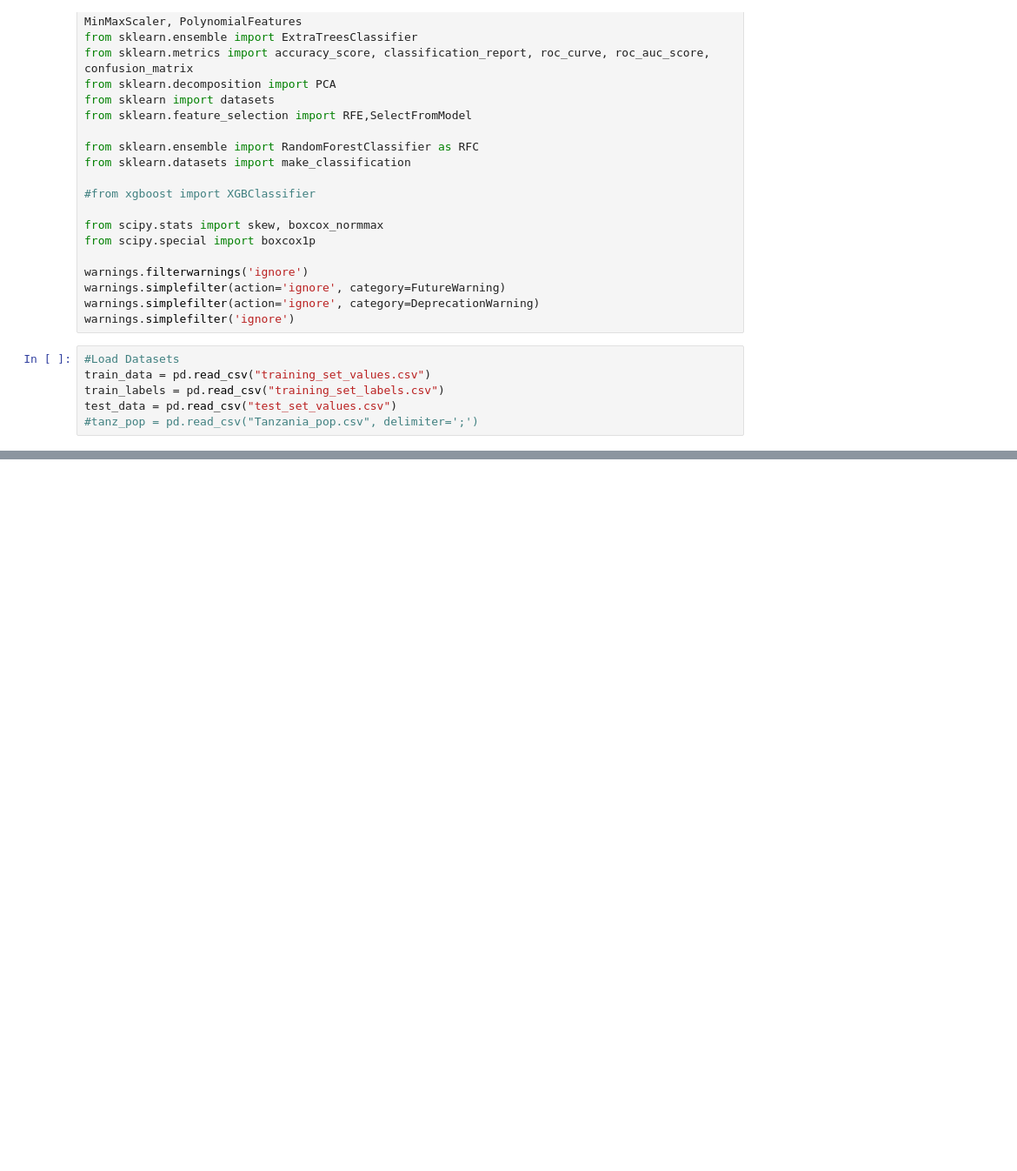
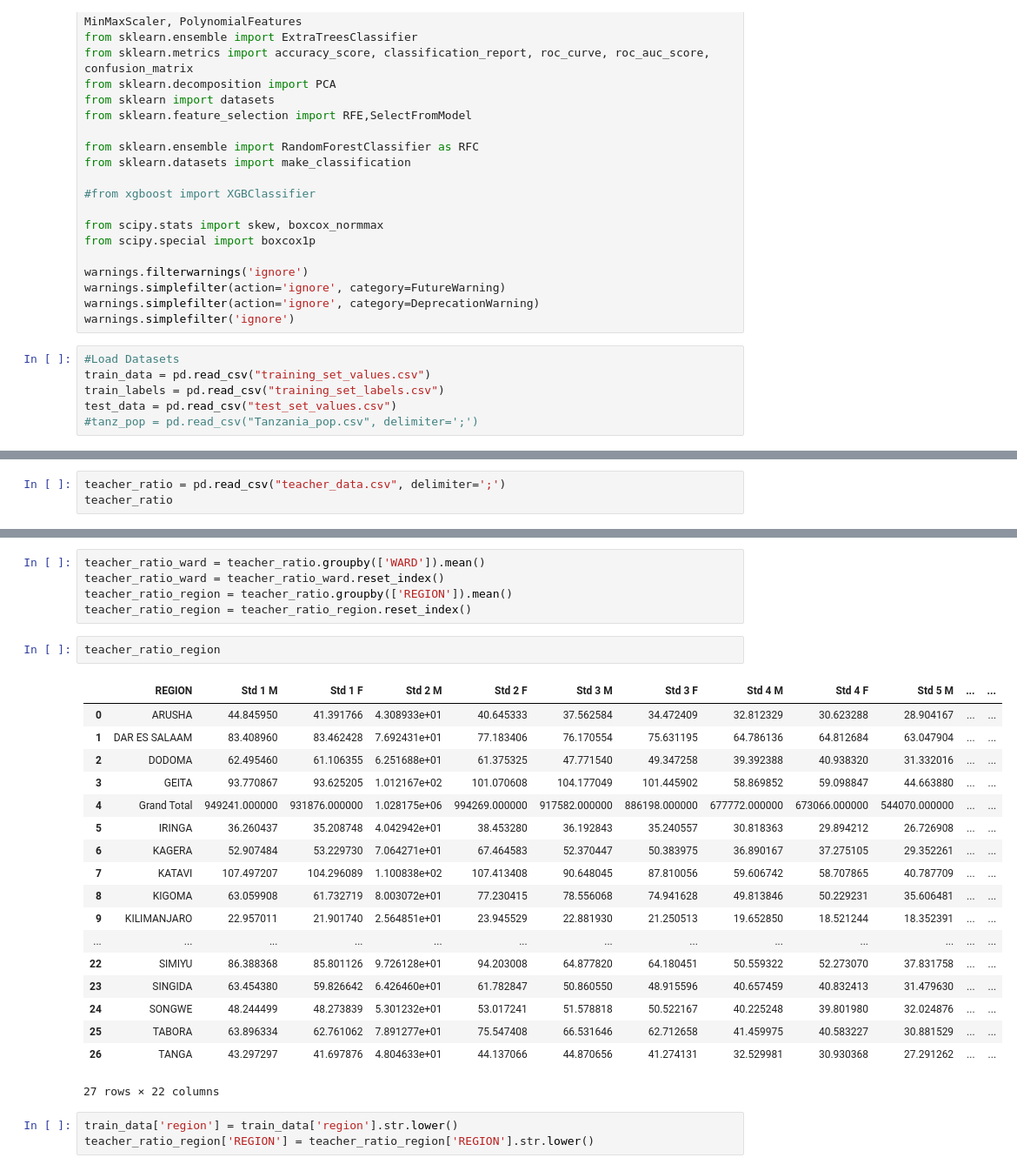
Before and after one commit to mradazoury/Pump_it_Up_ML_project, a Jupyter notebook: Trial_Theo .ipynb, the cells around one changed output, grey strips where cells are left out. Shown at 87% size. Saved outputs shown, nothing was run; the diff lists cells and outputs as text; blank space fills up the shorter version.

```diff
--- a/Trial_Theo .ipynb
+++ b/Trial_Theo .ipynb
@@ -49,0 +94,3 @@ def density(df):
+# %%
+teacher_ratio = pd.read_csv("teacher_data.csv", delimiter=';')
+teacher_ratio
@@ -49,0 +116,29 @@ def density(df):
+# %%
+teacher_ratio_ward = teacher_ratio.groupby(['WARD']).mean()
+teacher_ratio_ward = teacher_ratio_ward.reset_index()
+teacher_ratio_region = teacher_ratio.groupby(['REGION']).mean()
+teacher_ratio_region = teacher_ratio_region.reset_index()
+# %%
+teacher_ratio_region
+# %% [output]
+|  | REGION | Std 1 M | Std 1 F | Std 2 M | Std 2 F | Std 3 M | Std 3 F | Std 4 M | Std 4 F | Std 5 M | ... | ... |
+| 0 | ARUSHA | 44.845950 | 41.391766 | 4.308933e+01 | 40.645333 | 37.562584 | 34.472409 | 32.812329 | 30.623288 | 28.904167 | ... | ... |
+| 1 | DAR ES SALAAM | 83.408960 | 83.462428 | 7.692431e+01 | 77.183406 | 76.170554 | 75.631195 | 64.786136 | 64.812684 | 63.047904 | ... | ... |
+| 2 | DODOMA | 62.495460 | 61.106355 | 6.251688e+01 | 61.375325 | 47.771540 | 49.347258 | 39.392388 | 40.938320 | 31.332016 | ... | ... |
+| 3 | GEITA | 93.770867 | 93.625205 | 1.012167e+02 | 101.070608 | 104.177049 | 101.445902 | 58.869852 | 59.098847 | 44.663880 | ... | ... |
+| 4 | Grand Total | 949241.000000 | 931876.000000 | 1.028175e+06 | 994269.000000 | 917582.000000 | 886198.000000 | 677772.000000 | 673066.000000 | 544070.000000 | ... | ... |
+| 5 | IRINGA | 36.260437 | 35.208748 | 4.042942e+01 | 38.453280 | 36.192843 | 35.240557 | 30.818363 | 29.894212 | 26.726908 | ... | ... |
+| 6 | KAGERA | 52.907484 | 53.229730 | 7.064271e+01 | 67.464583 | 52.370447 | 50.383975 | 36.890167 | 37.275105 | 29.352261 | ... | ... |
+| 7 | KATAVI | 107.497207 | 104.296089 | 1.100838e+02 | 107.413408 | 90.648045 | 87.810056 | 59.606742 | 58.707865 | 40.787709 | ... | ... |
+| 8 | KIGOMA | 63.059908 | 61.732719 | 8.003072e+01 | 77.230415 | 78.556068 | 74.941628 | 49.813846 | 50.229231 | 35.606481 | ... | ... |
+| 9 | KILIMANJARO | 22.957011 | 21.901740 | 2.564851e+01 | 23.945529 | 22.881930 | 21.250513 | 19.652850 | 18.521244 | 18.352391 | ... | ... |
+| ... | ... | ... | ... | ... | ... | ... | ... | ... | ... | ... | ... | ... |
+| 22 | SIMIYU | 86.388368 | 85.801126 | 9.726128e+01 | 94.203008 | 64.877820 | 64.180451 | 50.559322 | 52.273070 | 37.831758 | ... | ... |
+| 23 | SINGIDA | 63.454380 | 59.826642 | 6.426460e+01 | 61.782847 | 50.860550 | 48.915596 | 40.657459 | 40.832413 | 31.479630 | ... | ... |
+| 24 | SONGWE | 48.244499 | 48.273839 | 5.301232e+01 | 53.017241 | 51.578818 | 50.522167 | 40.225248 | 39.801980 | 32.024876 | ... | ... |
+| 25 | TABORA | 63.896334 | 62.761062 | 7.891277e+01 | 75.547408 | 66.531646 | 62.712658 | 41.459975 | 40.583227 | 30.881529 | ... | ... |
+| 26 | TANGA | 43.297297 | 41.697876 | 4.804633e+01 | 44.137066 | 44.870656 | 41.274131 | 32.529981 | 30.930368 | 27.291262 | ... | ... |
+27 rows × 22 columns
+# %%
+train_data['region'] = train_data['region'].str.lower()
+teacher_ratio_region['REGION'] = teacher_ratio_region['REGION'].str.lower()
```
Also changed, not shown: parts of 20 cells of this notebook, 2 other files.
